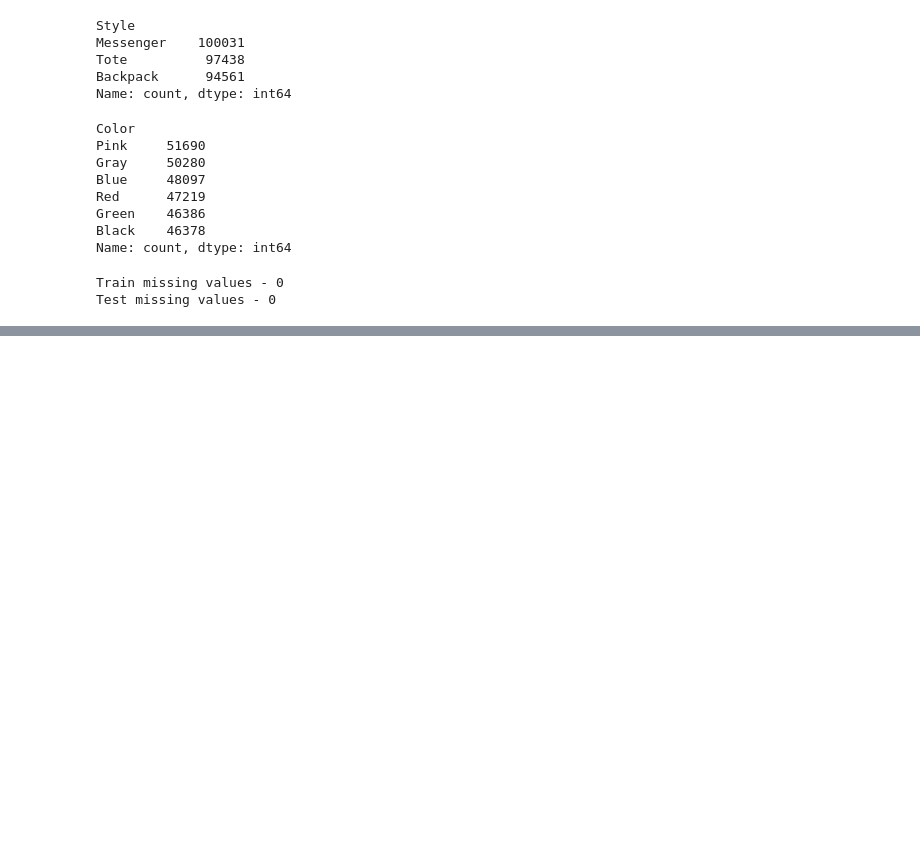
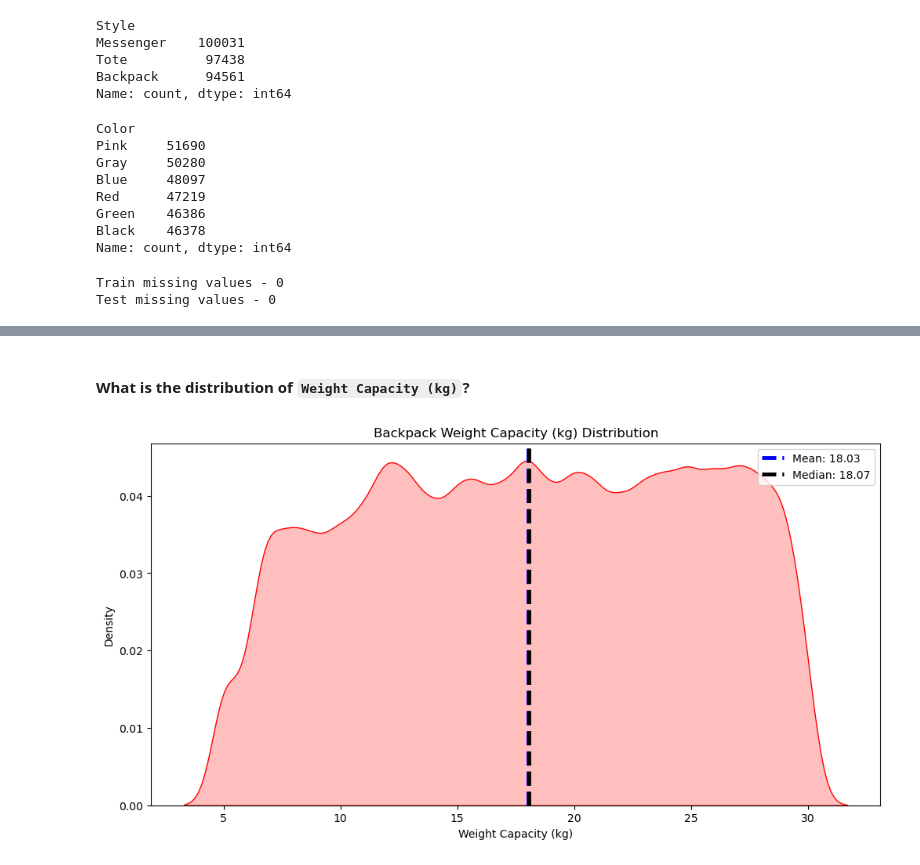
Before and after one commit to janejeshen/Backpack-Price-Prediction, a Jupyter notebook: student-bag-price-prediction.ipynb, the cells around one changed output, grey strips where cells are left out. Cells and saved outputs as stored; diff of their text form; code cells hidden in the pictures; blank space fills up the shorter version.

```diff
--- a/student-bag-price-prediction.ipynb
+++ b/student-bag-price-prediction.ipynb
@@ -347,0 +363,22 @@ Test missing values - 0
+# %% [markdown]
+#### What is the distribution of `Weight Capacity (kg)`?
+# %%
+# Calculating mean and median
+mean = np.mean(train["Weight Capacity (kg)"])
+median = np.median(train["Weight Capacity (kg)"])
+
+# Plotting kde plot for `Weight Capacity (kg)`
+plt.figure(figsize=(12,6))
+sns.kdeplot(data=train, x="Weight Capacity (kg)", color="red", fill=True)
+
+# Adding vertical lines for mean and median
+plt.axvline(mean, color='blue', linestyle='--', label=f"Mean: {mean:.2f}",linewidth=3.5)
+plt.axvline(median, color='black', linestyle='--', label=f"Median: {median:.2f}",linewidth=3.5)
+
+# Adding labels and title
+plt.legend()
+plt.xlabel("Weight Capacity (kg)")
+plt.title("Backpack Weight Capacity (kg) Distribution")
+plt.show()
+# %% [output]
+[figure, added]
```
Also changed, not shown: parts of 27 cells of this notebook.
